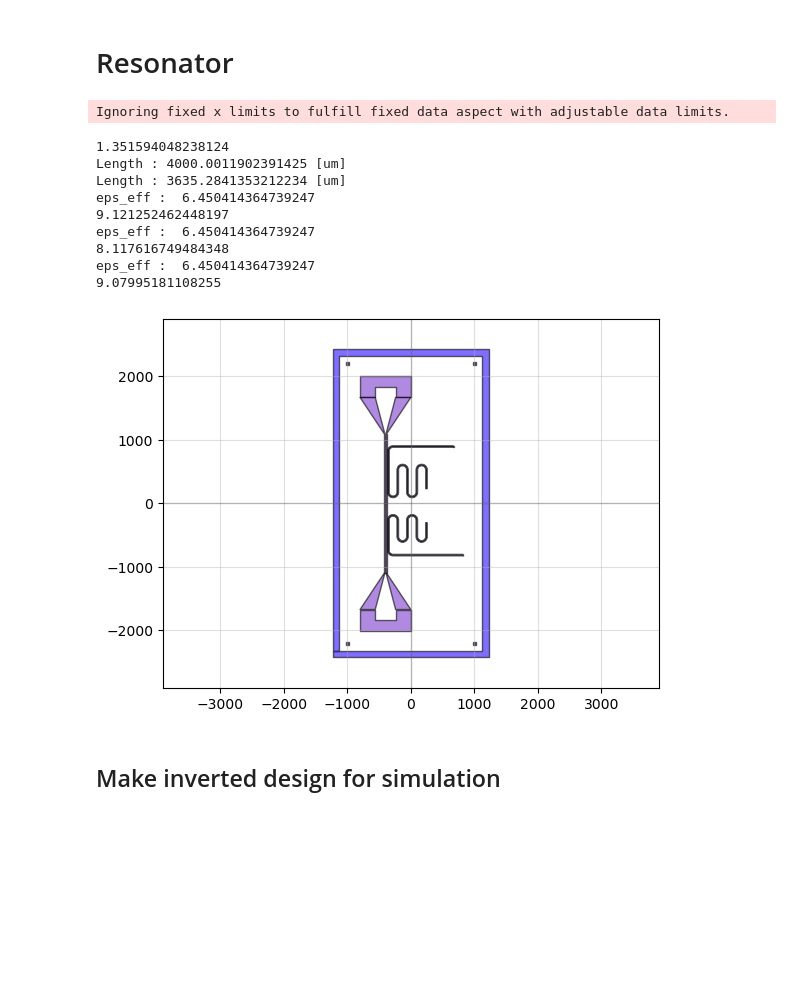
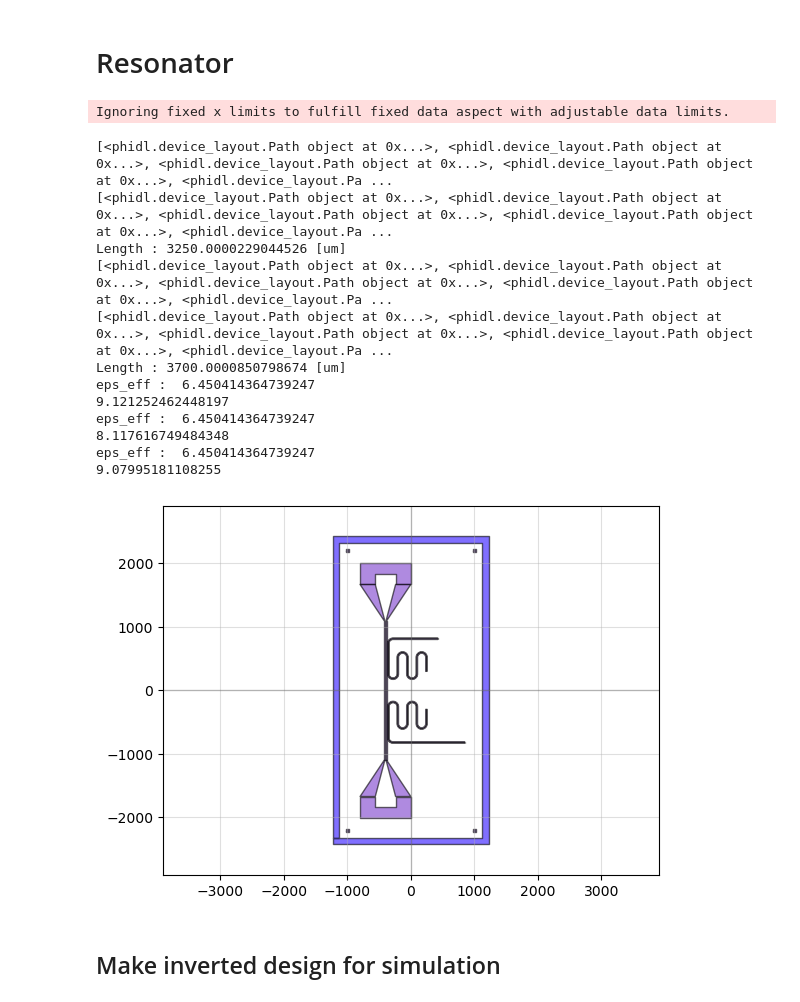
Before and after one commit to yminononono/Quantum-GDSDesign, a Jupyter notebook: Tc_sample.ipynb, the cells around one changed output. Drawn from its saved outputs; the diff is of its cells as text; code cells hidden in the pictures; blank space fills up the shorter version.

Commit message:
Option to select n_steps for meander

```diff
--- a/Tc_sample.ipynb
+++ b/Tc_sample.ipynb
@@ -80,45 +80,39 @@ Ignoring fixed x limits to fulfill fixed data aspect with adjustable data limits
 # %% [markdown]
 # Resonator
 # %%
-R1 = device_Resonator(
-    resonator_straight1 = 220,
-    resonator_straight2 = 260,
-    resonator_straight3 = 475,
-    resonator_straight4 = 700,
-    transmon = False,
-    mirror = True,
-    print_length = True,
-    norm_to_length = 4000
-)
+R1 = device_Resonator(resonator_straight1 = 220, resonator_straight2 = 260, resonator_straight3 = 475, resonator_straight4 = 700, n_step = 3, transmon = False, mirror = True, print_length = True, norm_to_length = 3250)
 R1.rotate(-90)
 R1.xmin = FL.device.x + 0.5*LaunchPad_trace_width + LaunchPad_trace_gap_width + feedline_resonator_gap
 R1.y = 500
 chipdesign.add_ref(R1.device)
 
-R2 = device_Resonator(resonator_straight1 = 220, resonator_straight2 = 260, resonator_straight3 = 475, resonator_straight4 = 1100, transmon = False, print_length = True)
+R2 = device_Resonator(resonator_straight1 = 220, resonator_straight2 = 260, resonator_straight3 = 475, resonator_straight4 = 1100, n_step = 3, transmon = False, print_length = True, norm_to_length = 3700)
 R2.rotate(90)
 R2.y = -500
 R2.xmin = FL.device.x + 0.5*LaunchPad_trace_width + LaunchPad_trace_gap_width + feedline_resonator_gap
 chipdesign.add_ref(R2.device)
 
 print( calculate_resonator_frequency(length = 3235.284135321223) * 1e-9 )
 print( calculate_resonator_frequency(length = 3635.2841353212234) * 1e-9 )
 print( calculate_resonator_frequency(length = 3250) * 1e-9)
 
 chipdesign.write_gds('output/test.gds')
 qp(chipdesign)
 # %% [output]
 Ignoring fixed x limits to fulfill fixed data aspect with adjustable data limits.
-1.351594048238124
-Length : 4000.0011902391425 [um]
-Length : 3635.2841353212234 [um]
+[<phidl.device_layout.Path object at 0x...>, <phidl.device_layout.Path object at 0x...>, <phidl.device_layout.Path object at 0x...>, <phidl.device_layout.Path object at 0x...>, <phidl.device_layout.Pa ...
+[<phidl.device_layout.Path object at 0x...>, <phidl.device_layout.Path object at 0x...>, <phidl.device_layout.Path object at 0x...>, <phidl.device_layout.Path object at 0x...>, <phidl.device_layout.Pa ...
+Length : 3250.0000229044526 [um]
+[<phidl.device_layout.Path object at 0x...>, <phidl.device_layout.Path object at 0x...>, <phidl.device_layout.Path object at 0x...>, <phidl.device_layout.Path object at 0x...>, <phidl.device_layout.Pa ...
+[<phidl.device_layout.Path object at 0x...>, <phidl.device_layout.Path object at 0x...>, <phidl.device_layout.Path object at 0x...>, <phidl.device_layout.Path object at 0x...>, <phidl.device_layout.Pa ...
+Length : 3700.0000850798674 [um]
 eps_eff :  6.450414364739247
 9.121252462448197
 eps_eff :  6.450414364739247
 8.117616749484348
 eps_eff :  6.450414364739247
 9.07995181108255
-[figure, old version]
+[figure, new version]
 # %% [markdown]
 ## Make inverted design for simulation
 # %%
```
Also changed, not shown: parts of 2 cells of this notebook, 3 other files.
